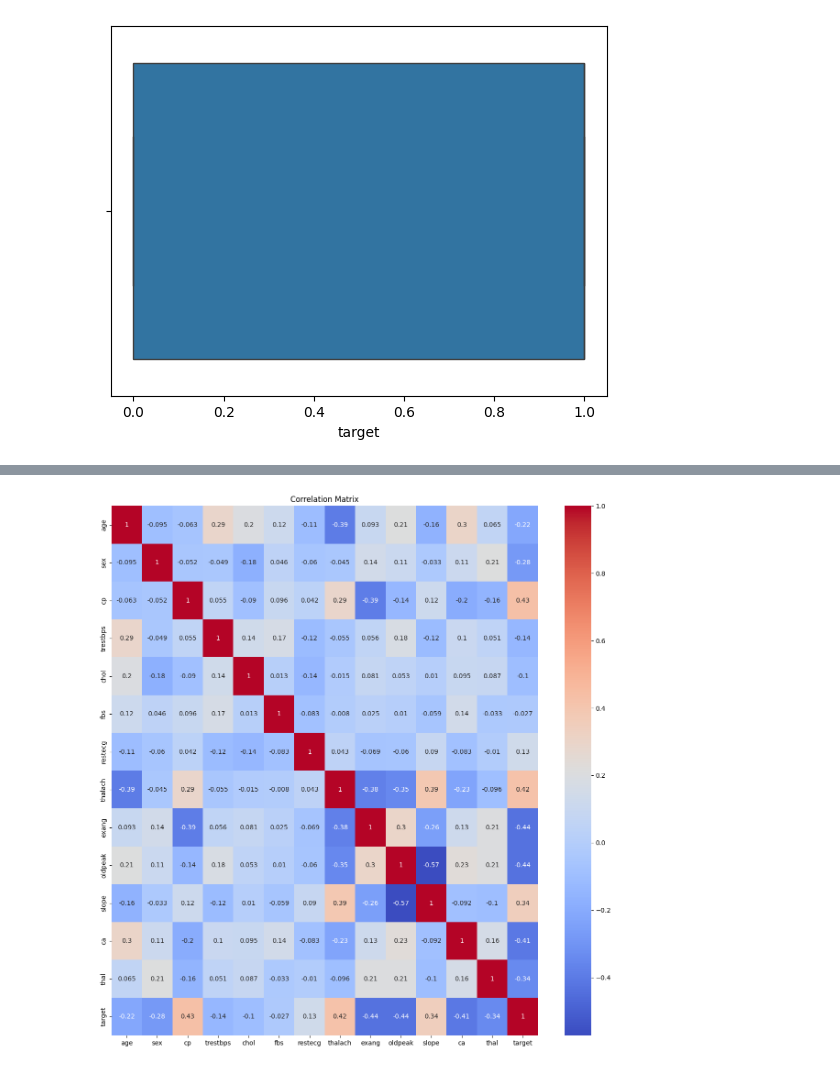
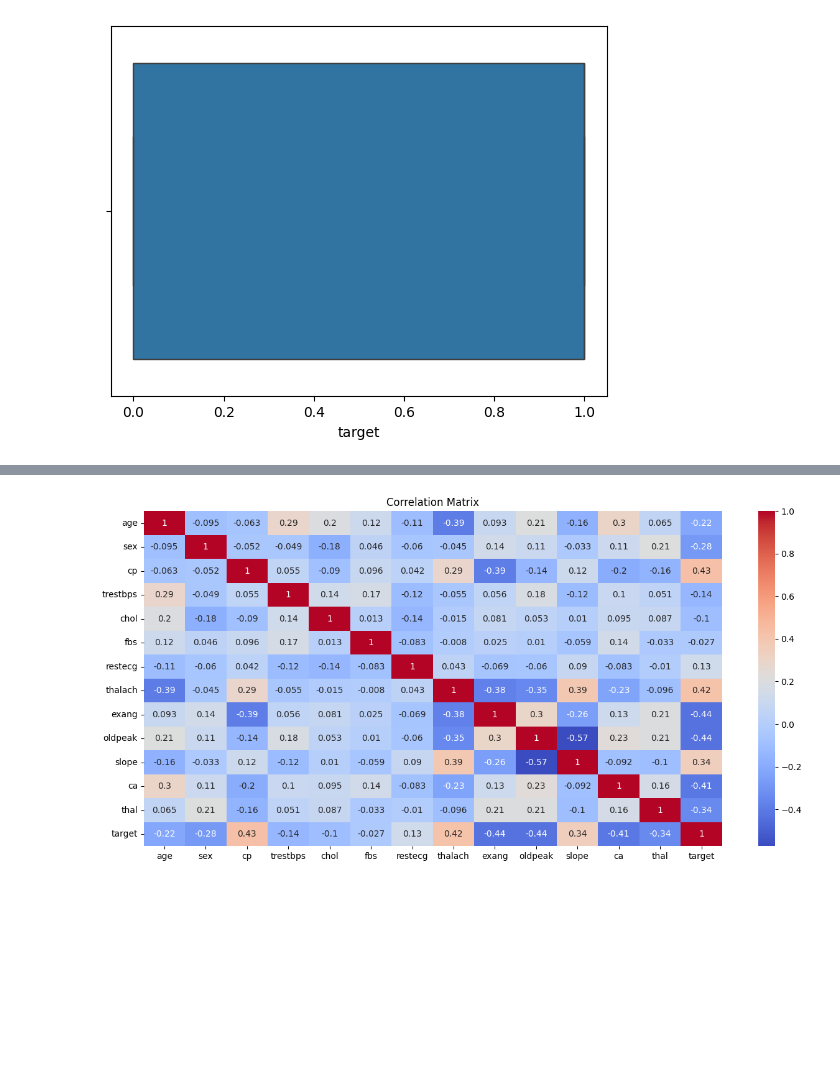
Before and after one commit to AhmedSameh19/AI-Test, a Jupyter notebook: Machine learning model.ipynb, the cells around one changed output, grey strips where cells are left out. Drawn from its saved outputs; the diff is of its cells as text; code cells hidden in the pictures; blank space fills up the shorter version.

```diff
--- a/Machine learning model.ipynb
+++ b/Machine learning model.ipynb
@@ -176,12 +189,12 @@ for i in ['age', 'sex', 'cp', 'trestbps', 'chol', 'fbs', 'restecg', 'thalach',
 # %%
 # Correlation Matrix
 corr_matrix = df.corr()
-plt.figure(figsize=(15, 15))
+plt.figure(figsize=(15, 7))
 sns.heatmap(corr_matrix, annot=True,cmap='coolwarm')
 plt.title('Correlation Matrix')
 plt.show()
 # %% [output]
-[figure, old version]
+[figure, new version]
 # %%
 #Getting the upper bound and the lower bound of the wisker
 def whisker(col):
```
Also changed, not shown: parts of 27 cells of this notebook, 5 other files.
